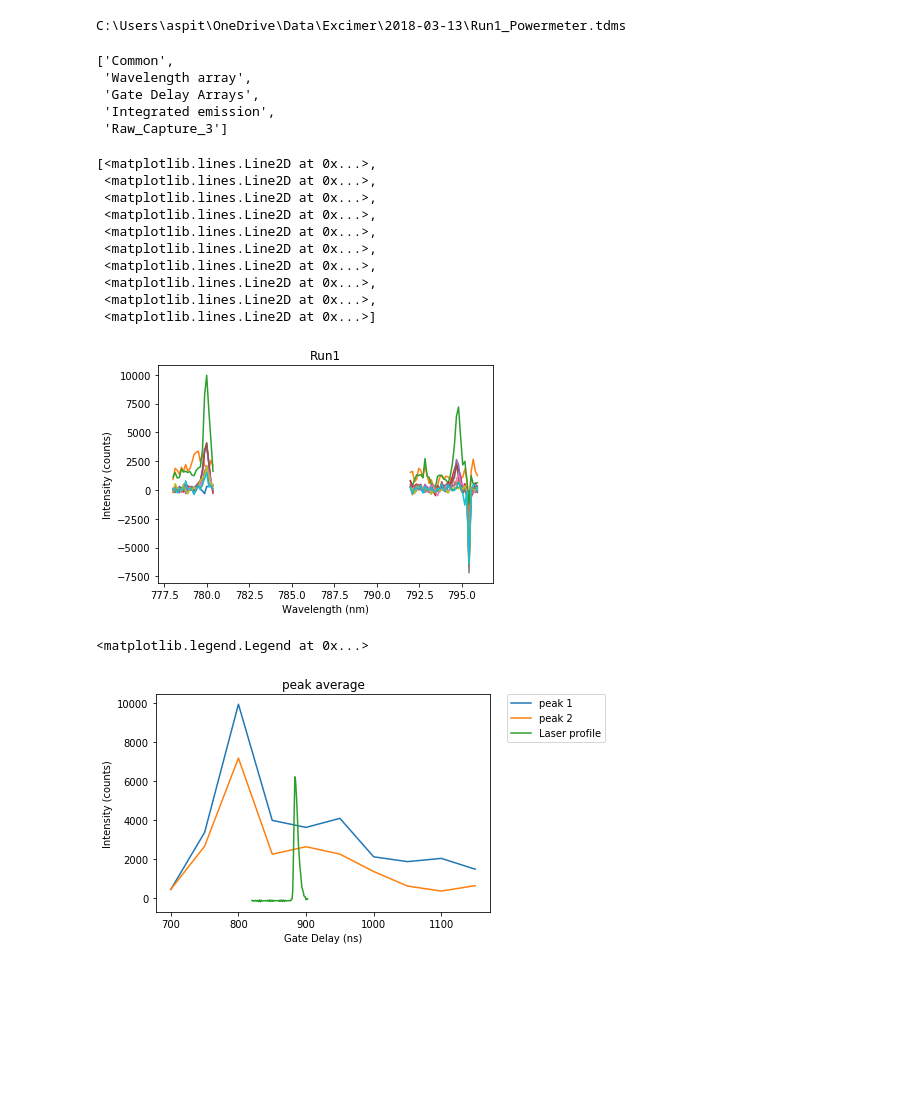
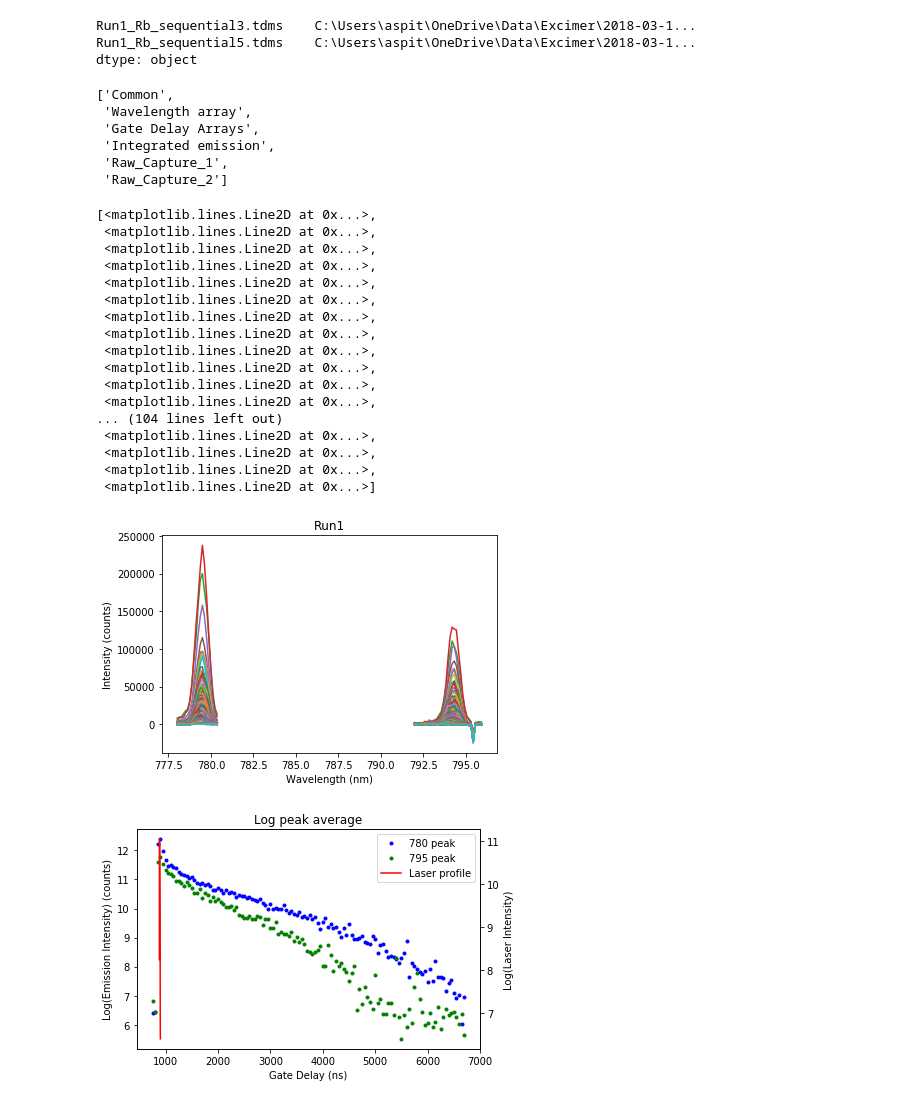
Before and after one commit to msb002/MHDlab, a Jupyter notebook: Python Analysis/Vapor Tube Analysis-excimer_2.ipynb, the cells around one changed output. Cells and saved outputs as stored; diff of their text form; code cells hidden in the pictures; blank space fills up the shorter version.

```diff
--- a/Python Analysis/Vapor Tube Analysis-excimer_2.ipynb
+++ b/Python Analysis/Vapor Tube Analysis-excimer_2.ipynb
@@ -23,13 +23,15 @@ def find_nearest(a, a0):
 # %%
 Run3 = VaporTubes()
 laserprofile = VaporTubes()
-Run3.set_pathnames("C:\\Users\\aspit\\OneDrive\\Data\\Excimer\\2018-03-13")
+Run3.set_pathnames("C:\\Users\\aspit\\OneDrive\\Data\\Excimer\\2018-03-15")
 laserprofile.set_pathnames("C:\\Users\\aspit\\OneDrive\\Data\\2017-10-23")
-print(Run3.pathnames[0])
+print(Run3.pathnames)
 # %% [output]
-C:\Users\aspit\OneDrive\Data\Excimer\2018-03-13\Run1_Powermeter.tdms
+Run1_Rb_sequential3.tdms    C:\Users\aspit\OneDrive\Data\Excimer\2018-03-1...
+Run1_Rb_sequential5.tdms    C:\Users\aspit\OneDrive\Data\Excimer\2018-03-1...
+dtype: object
 # %%
-filepath = Run3.pathnames['Run3_Rb.tdms']
+filepath = Run3.pathnames['Run1_Rb_sequential5.tdms']
 Run3.import_data(filepath)
 file1 = Run3.imports[filepath]
 
@@ -43,22 +45,23 @@ file1.groups()
  'Wavelength array',
  'Gate Delay Arrays',
  'Integrated emission',
- 'Raw_Capture_3']
+ 'Raw_Capture_1',
+ 'Raw_Capture_2']
 # %%
 #Pull in relevant groups
 timearrays = Run3.get_data_pdframe(file1,'Gate Delay Arrays')
 wl = Run3.get_data_pdframe(file1,'Wavelength array')
-df1 = Run3.get_data_pdframe(file1,'Raw_Capture_3')
+df1 = Run3.get_data_pdframe(file1,'Raw_Capture_1')
 laser_common = laserprofile.get_data_pdframe(file_laser,'Raw')
 laser_data = laserprofile.get_data_pdframe(file_laser,'Average')
 # %%
 
-wl = wl['Wavelength_3'].as_matrix()
-time = timearrays['Gate Delay3'].as_matrix()
+wl = wl['Wavelength_1'].as_matrix()
+time = timearrays['Gate Delay1'].as_matrix()
 time = time[~np.isnan(time)]
 
 laser_time = laser_common['Time1']
-laser_data = laser_data['Mean']*4
+laser_data = laser_data['Mean']*40
 # %%
 idx_peak1_l = find_nearest(wl,778)
 idx_peak1_r = find_nearest(wl,780.5)
@@ -74,21 +77,28 @@ data_peak2 = df1[idx_peak2_l:idx_peak2_r]
 # %%
 plt.xlabel("Wavelength (nm)")
 plt.ylabel("Intensity (counts)")
 plt.title("Run1")
-plt.plot(wl_peak1,data_peak1_run1)
-plt.plot(wl_peak2,data_peak2_run1)
+plt.plot(wl_peak1,data_peak1)
+plt.plot(wl_peak2,data_peak2)
 # %% [output]
 [<matplotlib.lines.Line2D at 0x...>,
  <matplotlib.lines.Line2D at 0x...>,
  <matplotlib.lines.Line2D at 0x...>,
  <matplotlib.lines.Line2D at 0x...>,
  <matplotlib.lines.Line2D at 0x...>,
  <matplotlib.lines.Line2D at 0x...>,
  <matplotlib.lines.Line2D at 0x...>,
  <matplotlib.lines.Line2D at 0x...>,
  <matplotlib.lines.Line2D at 0x...>,
+ <matplotlib.lines.Line2D at 0x...>,
+ <matplotlib.lines.Line2D at 0x...>,
+ <matplotlib.lines.Line2D at 0x...>,
+... (104 lines left out)
+ <matplotlib.lines.Line2D at 0x...>,
+ <matplotlib.lines.Line2D at 0x...>,
+ <matplotlib.lines.Line2D at 0x...>,
  <matplotlib.lines.Line2D at 0x...>]
-[figure, old version]
+[figure, new version]
 # %%
 avg_peak1 = []
 avg_peak2 = []
@@ -100,14 +110,29 @@ for frame in data_peak1:
 for frame in data_peak2:
     maximum = data_peak2[frame].max()
     avg_peak2 = np.append(avg_peak2, maximum)
-# %%
-plt.xlabel("Gate Delay (ns)")
-plt.ylabel("Intensity (counts)")
-plt.title("peak average")
-plt.plot(time, avg_peak1, label = "peak 1")
-plt.plot(time, avg_peak2, label = "peak 2")
-plt.plot(laser_time, laser_data, label = "Laser profile")
-plt.legend(bbox_to_anchor=(1.05, 1), loc=2, borderaxespad=0.)
-# %% [output]
-<matplotlib.legend.Legend at 0x...>
-[figure, removed]
+# %%
+fig, ax1 = plt.subplots()
+ln1 = ax1.plot(time, np.log(avg_peak1), 'b.', label = '780 peak')
+ln2 = ax1.plot(time, np.log(avg_peak2), 'g.', label = '795 peak')
+ax1.set_xlabel("Gate Delay (ns)")
+# Make the y-axis label, ticks and tick labels match the line color.
+ax1.set_ylabel("Log(Emission Intensity) (counts)")
+ax1.tick_params('y')
+
+plt.legend()
+ax2 = ax1.twinx()
+
+ln3 = ax2.plot(laser_time, np.log(laser_data), 'r', label = 'Laser profile')
+ax2.set_ylabel("Log(Laser Intensity)")
+ax2.tick_params('y')
+
+plt.title("Log peak average")
+fig.tight_layout()
+
+lns = ln1+ln2+ln3
+labs = [l.get_label() for l in lns]
+ax1.legend(lns, labs, loc=0)
+
+plt.show()
+# %% [output]
+[figure, added]
```
Also changed, not shown: parts of 4 cells of this notebook.
